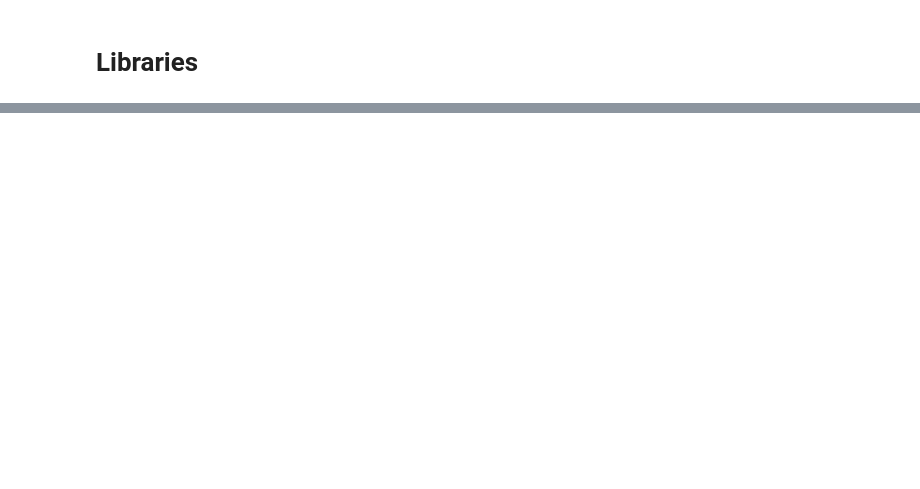
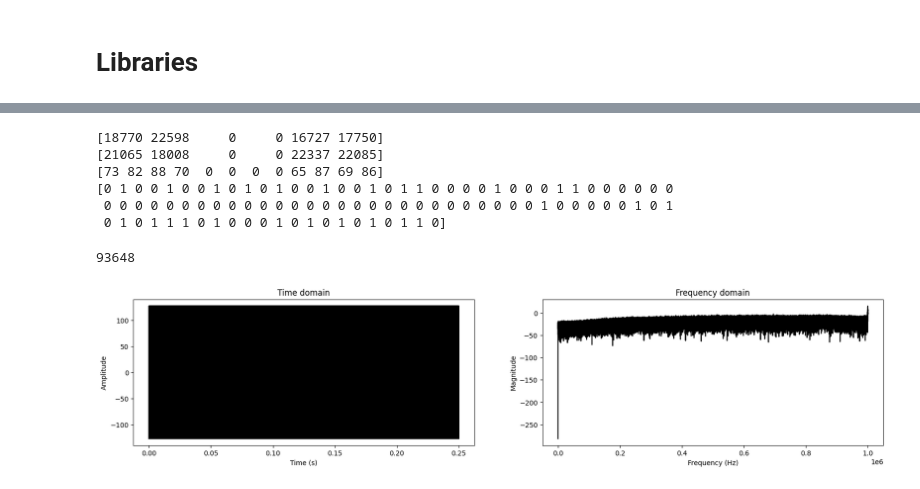
Before and after one commit to Lwao/mems2sd_esp32, a Jupyter notebook: python/PDMSignalProcessing/EmbeddedConversion.ipynb, the cells around one changed output, grey strips where cells are left out. Drawn from its saved outputs; the diff is of its cells as text; code cells hidden in the pictures; blank space fills up the shorter version.

```diff
--- a/python/PDMSignalProcessing/EmbeddedConversion.ipynb
+++ b/python/PDMSignalProcessing/EmbeddedConversion.ipynb
@@ -232,9 +17,4 @@ class PDM2PCM():
 # %%
 wd = r"C:/Users/levyg/Documents/MEGA/Repositories/mems2sd_esp32/python/PDMSignalProcessing/"
-fname = "pure_pdm_4480000hz"
-data, fs = sf.read(wd+fname, channels=1, samplerate=int(4480000/(2*16)),format='RAW', endian='LITTLE', subtype='PCM_16', dtype=np.int16)
+fname = "pure_pdm_4_2000000hz"
+data, fs = sf.read(wd+fname, channels=1, samplerate=int(2000000/(2*16)), format='RAW', endian='LITTLE', subtype='PCM_16', dtype=np.int16)
-# %%
-def serialize(data):
-    byte_stream = data.view(dtype=np.uint8)
-    bit_stream = np.unpackbits(byte_stream.ravel(), axis=0)
-    return bit_stream
@@ -242,0 +106,25 @@ pdm_stream = serialize(data)
+# %%
+serialize(data[0:6], to_print=True);
+pdm_stream = 2*serialize(data)-1
+# %% [output]
+[18770 22598     0     0 16727 17750]
+[21065 18008     0     0 22337 22085]
+[73 82 88 70  0  0  0  0 65 87 69 86]
+[0 1 0 0 1 0 0 1 0 1 0 1 0 0 1 0 0 1 0 1 1 0 0 0 0 1 0 0 0 1 1 0 0 0 0 0 0
+ 0 0 0 0 0 0 0 0 0 0 0 0 0 0 0 0 0 0 0 0 0 0 0 0 0 0 0 0 1 0 0 0 0 0 1 0 1
+ 0 1 0 1 1 1 0 1 0 0 0 1 0 1 0 1 0 1 0 1 1 0]
+# %%
+len(pdm2pcm.data_pcm)
+# %% [output]
+93648
+# %%
+fs_pdm = 2000000
+os = 64
+fs_pcm = fs_pdm/os
+
+pdm2pcm = PDM2PCM(pdm_stream[int(1e6):int(1.5e6)], fs_pdm=fs_pdm, os=1, stages=1, delay=1)
+pdm2pcm.mag_plot()
+
+# sd.play(pdm2pcm.data_pcm, samplerate=fs_pcm)
+# %% [output]
+[figure, added]
```
Also changed, not shown: parts of 11 cells of this notebook, 18 other files.
